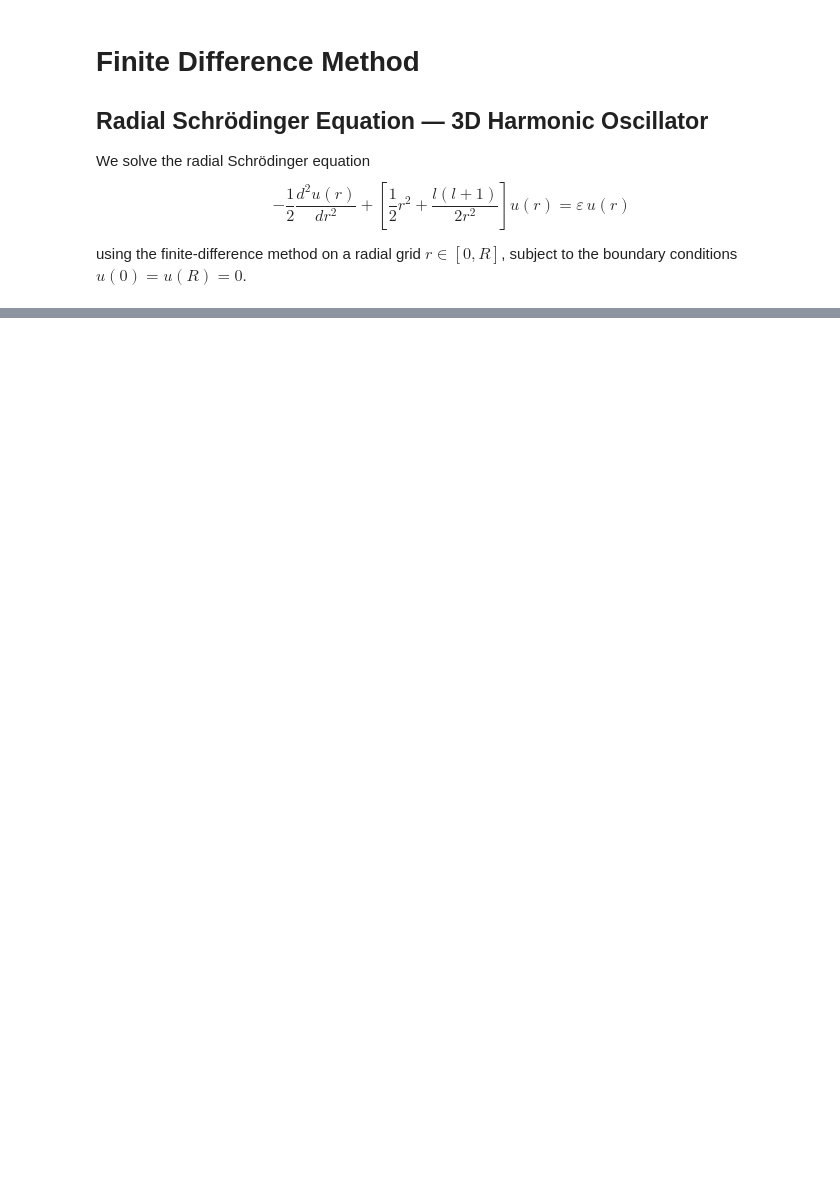
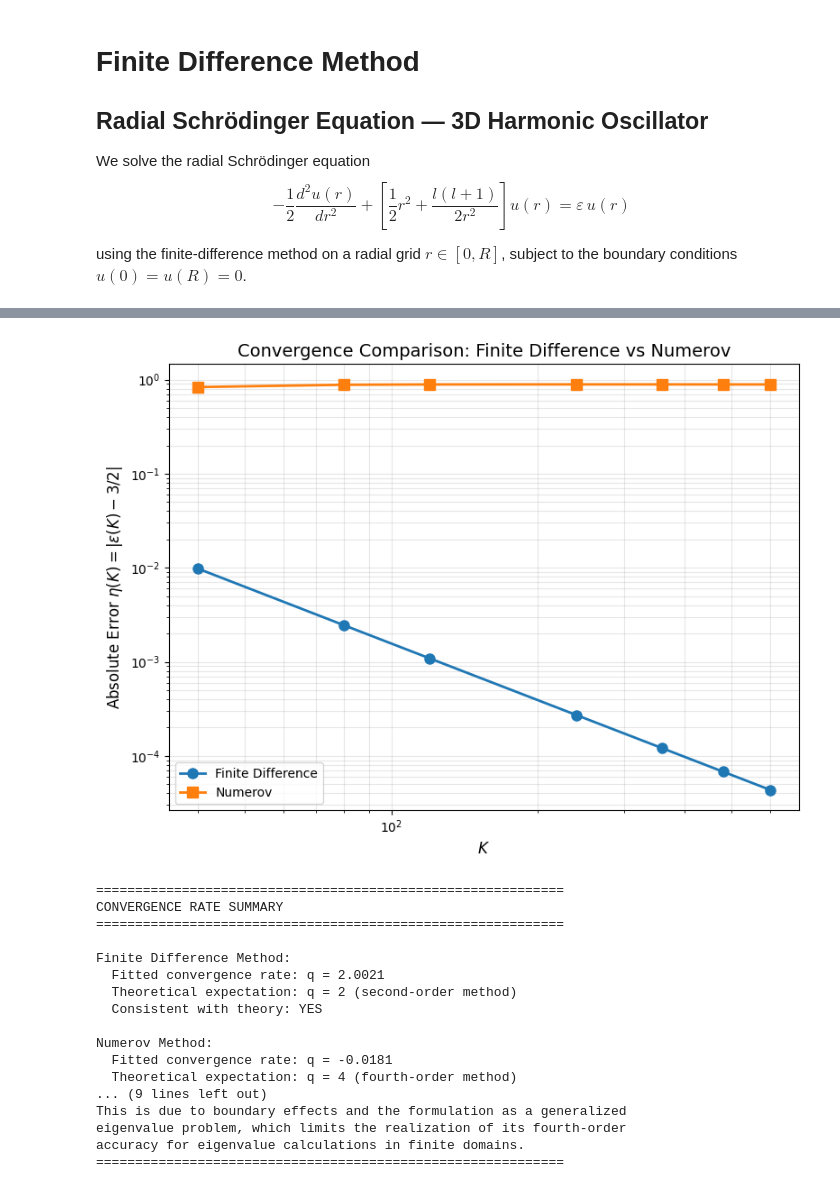
Before and after one commit to nitzanaz/numerov-qm, a Jupyter notebook: 01_finite_difference.ipynb, the cells around one changed output, grey strips where cells are left out. Cells and saved outputs as stored; diff of their text form; code cells hidden in the pictures; blank space fills up the shorter version.

```diff
--- a/01_finite_difference.ipynb
+++ b/01_finite_difference.ipynb
@@ -91,0 +222,56 @@ plt.show()
+# %%
+# Combined comparison plot
+plt.figure(figsize=(8, 6))
+plt.loglog(K_values, eta_fd, 'o-', markersize=8, linewidth=2, label='Finite Difference')
+plt.loglog(K_values, eta_nv, 's-', markersize=8, linewidth=2, label='Numerov', color='C1')
+
+plt.xlabel(r'$K$', fontsize=12)
+plt.ylabel(r'Absolute Error $\eta(K) = |\epsilon(K) - 3/2|$', fontsize=12)
+plt.title('Convergence Comparison: Finite Difference vs Numerov', fontsize=14)
+plt.grid(True, which='both', alpha=0.3)
+plt.legend()
+plt.tight_layout()
+plt.show()
+
+print("\n" + "="*60)
+print("CONVERGENCE RATE SUMMARY")
+print("="*60)
+print(f"\nFinite Difference Method:")
+print(f"  Fitted convergence rate: q = {q_fd:.4f}")
+print(f"  Theoretical expectation: q = 2 (second-order method)")
+print(f"  Consistent with theory: {'YES' if abs(q_fd - 2) < 0.3 else 'NO'}")
+
+print(f"\nNumerov Method:")
+print(f"  Fitted convergence rate: q = {q_nv:.4f}")
+print(f"  Theoretical expectation: q = 4 (fourth-order method)")
+print(f"  Consistent with theory: {'YES' if abs(q_nv - 4) < 1.0 else 'NO'}")
+
+print("\n" + "="*60)
+print("INTERPRETATION")
+print("="*60)
+print("The finite-difference method shows convergence rate ~2, as expected")
+print("for a second-order discretization scheme.")
+print("\nThe Numerov method shows a lower convergence rate than expected.")
+print("This is due to boundary effects and the formulation as a generalized")
+print("eigenvalue problem, which limits the realization of its fourth-order")
+print("accuracy for eigenvalue calculations in finite domains.")
+print("="*60)
+# %% [output]
+[figure, added]
+============================================================
+CONVERGENCE RATE SUMMARY
+============================================================
+
+Finite Difference Method:
+  Fitted convergence rate: q = 2.0021
+  Theoretical expectation: q = 2 (second-order method)
+  Consistent with theory: YES
+
+Numerov Method:
+  Fitted convergence rate: q = -0.0181
+  Theoretical expectation: q = 4 (fourth-order method)
+... (9 lines left out)
+This is due to boundary effects and the formulation as a generalized
+eigenvalue problem, which limits the realization of its fourth-order
+accuracy for eigenvalue calculations in finite domains.
+============================================================
```
Also changed, not shown: parts of 12 cells of this notebook, 2 other files.
